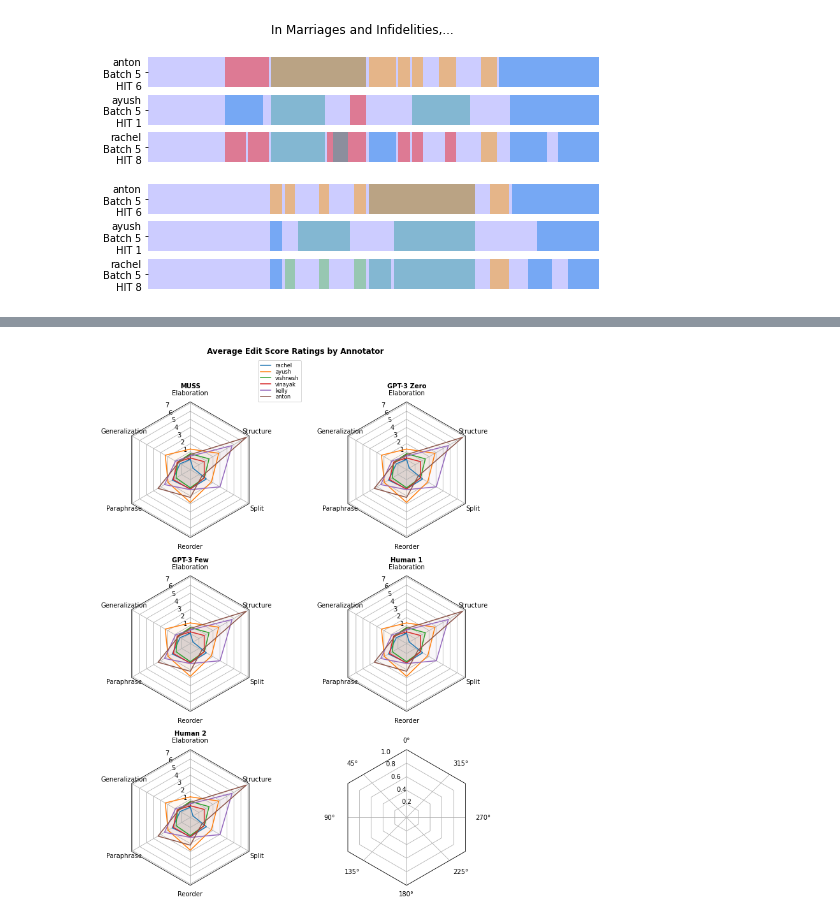
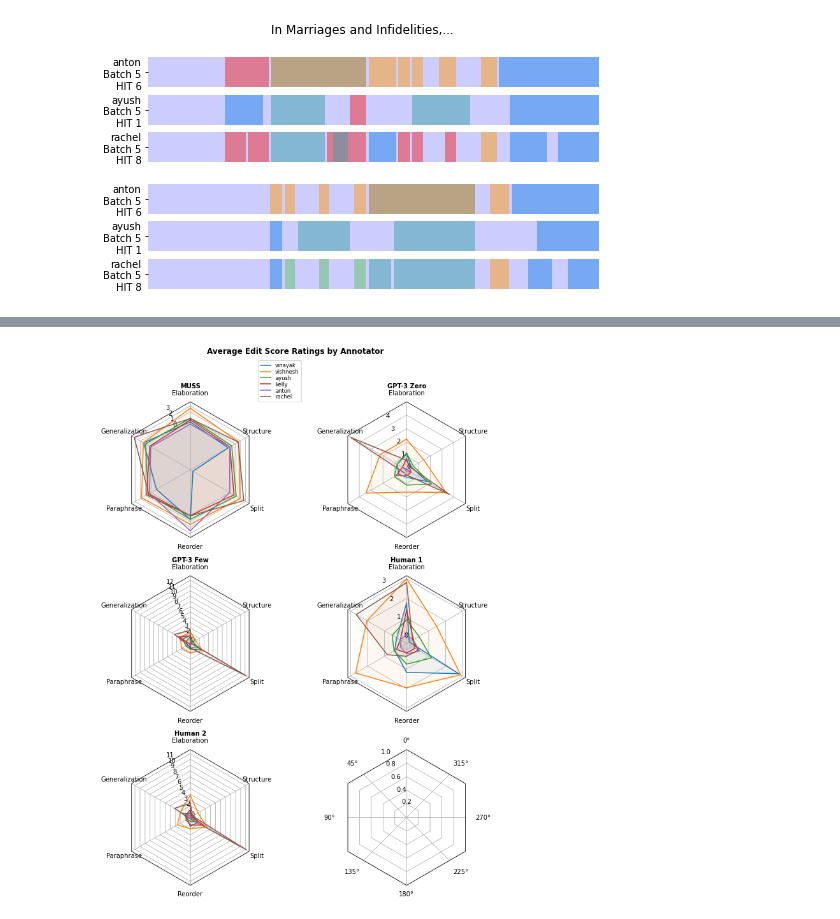
Before and after one commit to Yao-Dou/ts-annotation-tool, a Jupyter notebook: data/analysis/analysis.ipynb, the cells around one changed output, grey strips where cells are left out. Cells and saved outputs as stored; diff of their text form; code cells hidden in the pictures.

Commit message:
add rachel's data and save graphs as svg

```diff
--- a/data/analysis/analysis.ipynb
+++ b/data/analysis/analysis.ipynb
@@ -233,0 +262,5 @@ In "Marriages and Infidelities," Oates uses the titles and themes from earlier n
+# %%
+for system in systems:
+    print(system)
+    error_rate([sent for sent in data if system == sent['system']])
+    print()
@@ -233,0 +285,13 @@ In "Marriages and Infidelities," Oates uses the titles and themes from earlier n
+# %%
+# What % of sentences contain at least 1 error?
+error, noterror = 0, 0
+
+subset = [sent for sent in data if 'Human' in sent['system']]
+for sent in subset:
+    for ann in sent['processed_annotations']:
+        if ann['information_impact'] == Information.LESS and ann['type'] == Quality.ERROR and ann['rating'] == 1:
+            error += 1
+            # print(get_sent_info(sent))
+            # print(sent['original'])
+            break
+print(f"Sentences with at least 1 error: {error/len(data)}")
@@ -455,11 +543,11 @@ class Tmp(Enum):
 
 # We'll start with the average score, which takes into account errors
 out = {}
-for system in systems:
+for system in set([x['system'] for x in data]):
     sys = {}
 
     for annotator in set([x['user'] for x in data]):
-        annotator_data = [sent for sent in data if sent['user'] == annotator]
+        annotator_data = [sent for sent in data if sent['user'] == annotator and sent['system'] == system]
         anns = [i for j  in [sent['processed_annotations'] for sent in annotator_data] for i in j]
 
         sys[annotator] = {
@@ -467,7 +555,7 @@ for system in systems:
             Information.LESS: avg([ann['score'] for ann in anns if ann['information_impact'] == Information.LESS]),
             Tmp.PARAPHRASE: avg([ann['score'] for ann in anns if ann['information_impact'] == Information.SAME and ann['edit_type'] == 'substitution']),
             Edit.REORDER: avg([ann['score'] for ann in anns if ann['edit_type'] == 'reorder']),
-            Edit.SPLIT: avg([ann['score'] for ann in anns if ann['edit_type'] == 'split']),
+            Edit.SPLIT: avg([ann['score'] for ann in anns if ann['edit_type'] == 'split']) / 10,
             Edit.STRUCTURE: avg([ann['score'] for ann in anns if ann['edit_type'] == 'structure']),
         }
 
@@ -483,35 +571,35 @@ for system in [x for x in system_name_mapping if x in out.keys()]:
         sys_data += [[out[system][annotator][spoke] for spoke in spokes]]
     plot_data += [(system_name_mapping[system], [sys_data])]
 
 # PLOTS
 
 N = len(spokes)
 theta = radar_factory(N, frame='polygon')
 spoke_labels = [x.value for x in plot_data.pop(0)]
 
 fig, axs = plt.subplots(figsize=(9, 12), nrows=3, ncols=2,
         subplot_kw=dict(projection='radar'))
 fig.subplots_adjust(wspace=0.25, hspace=0.20, top=0.85, bottom=0.05)
 
 # Plot the four cases from the example data on separate axes
 for ax, (title, case_data) in zip(axs.flat, plot_data):
-    ax.set_rgrids([i for i in range(0, 8)])
+    ax.set_rgrids([i for i in range(0, 15)])
     ax.set_title(title, weight='bold', size='medium', position=(0.5, 1.1),
                     horizontalalignment='center', verticalalignment='center')
     for d, color in zip(case_data, colors):
         ax.plot(theta, d) # color=color
         ax.fill(theta, d, alpha=0.05, label='_nolegend_') # facecolor=color
     ax.set_varlabels(spoke_labels)
 
 # add legend relative to top-left plot
 legend = axs[0, 0].legend(annotators, loc=(1, 1), labelspacing=0.1, fontsize='small')
 
 fig.text(0.5, 1, 'Average Edit Score Ratings by Annotator',
         horizontalalignment='center', color='black', weight='bold', size='large')
 
 plt.show()
 # %% [output]
-[figure, old version]
+[figure, new version]
 # %%
 # Separate quality and error charts
 out = {}
```
Also changed, not shown: parts of 26 cells of this notebook, 11 other files.
